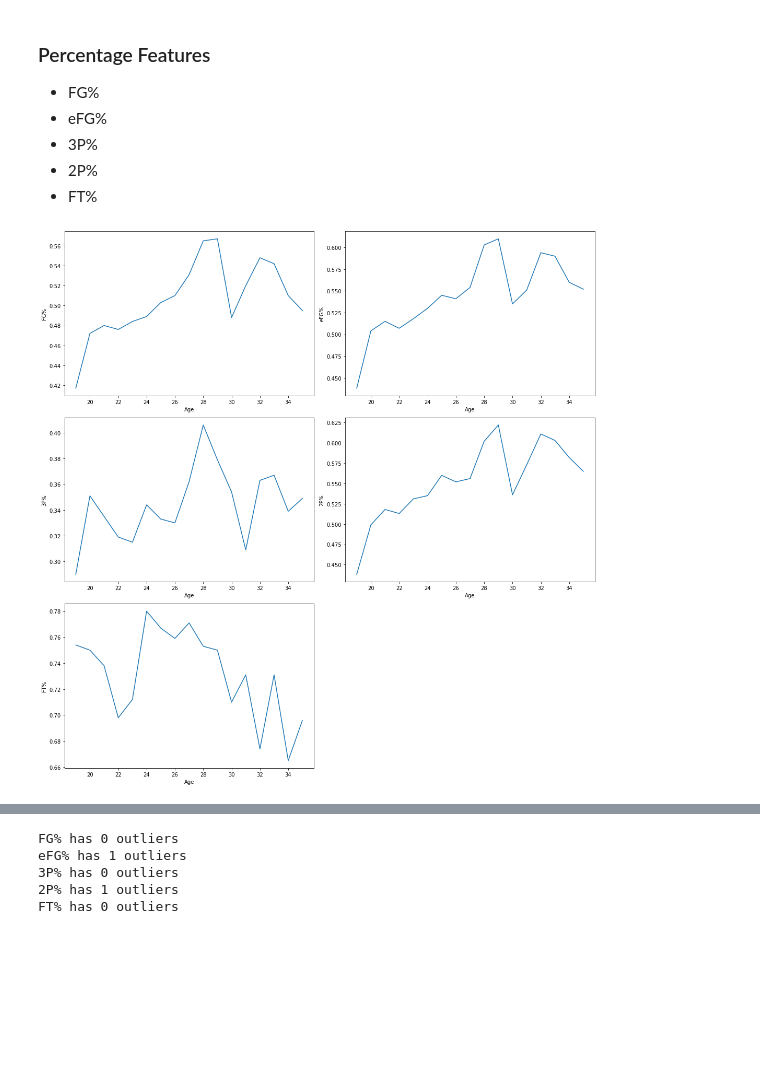
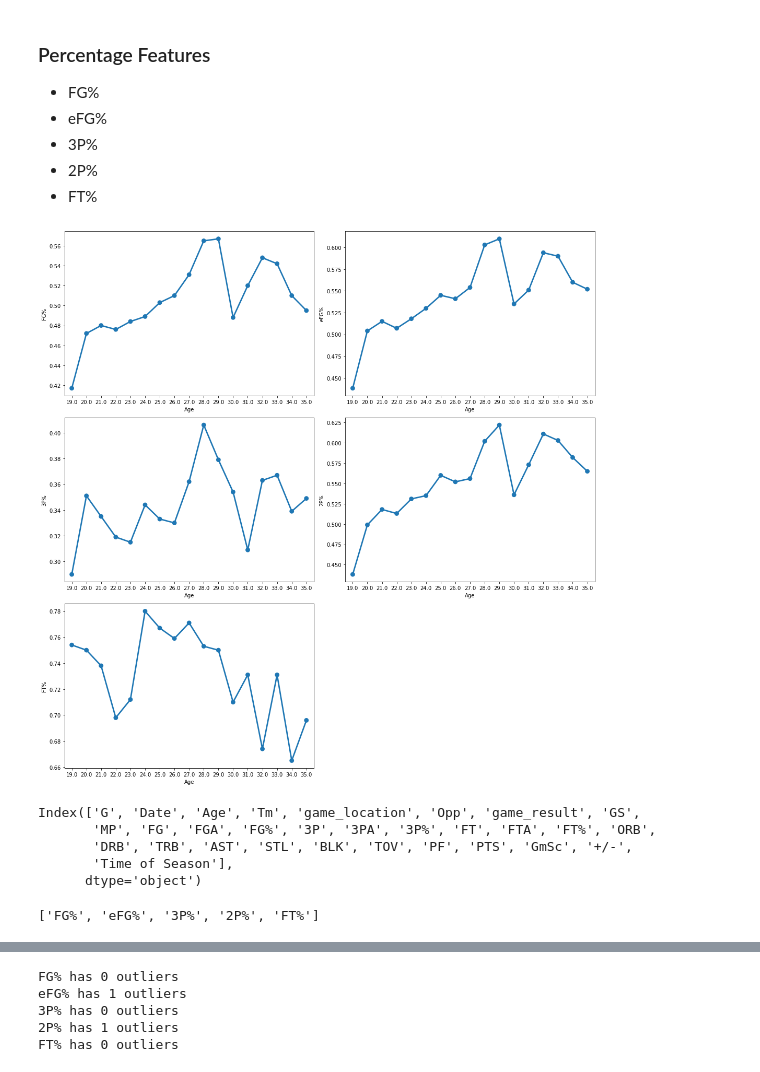
Before and after one commit to SarthakKamboj/Lebron-James-Efficiency-ML-Models, a Jupyter notebook: Data Visualization.ipynb, the cells around one changed output, grey strips where cells are left out. Saved outputs shown, nothing was run; the diff lists cells and outputs as text; code cells hidden in the pictures; blank space fills up the shorter version.

```diff
--- a/Data Visualization.ipynb
+++ b/Data Visualization.ipynb
@@ -301,13 +320,21 @@ See the caveats in the documentation: https://pandas.pydata.org/pandas-docs/stab
 # %%
 percentage_cols = ["FG%","eFG%","3P%","2P%","FT%"]
 fig = plt.figure(1,(15,15))
 i = 0
 for col in percentage_cols:
     i += 1
     ax = plt.subplot(3,2,i)
-    sns.lineplot(x="Age",y=col,data=avgs_df)
+    sns.pointplot(x="Age",y=col,data=avgs_df)
 #     ax.legend(False)
     plt.tight_layout()
 plt.show()
 # %% [output]
-[figure, old version]
+[figure, new version]
+# %%
+full_data.columns
+# %% [output]
+Index(['G', 'Date', 'Age', 'Tm', 'game_location', 'Opp', 'game_result', 'GS',
+       'MP', 'FG', 'FGA', 'FG%', '3P', '3PA', '3P%', 'FT', 'FTA', 'FT%', 'ORB',
+       'DRB', 'TRB', 'AST', 'STL', 'BLK', 'TOV', 'PF', 'PTS', 'GmSc', '+/-',
+       'Time of Season'],
+      dtype='object')
@@ -313,0 +345,4 @@ plt.show()
+# %%
+percentage_cols
+# %% [output]
+['FG%', 'eFG%', '3P%', '2P%', 'FT%']
```
Also changed, not shown: parts of 18 cells of this notebook.
